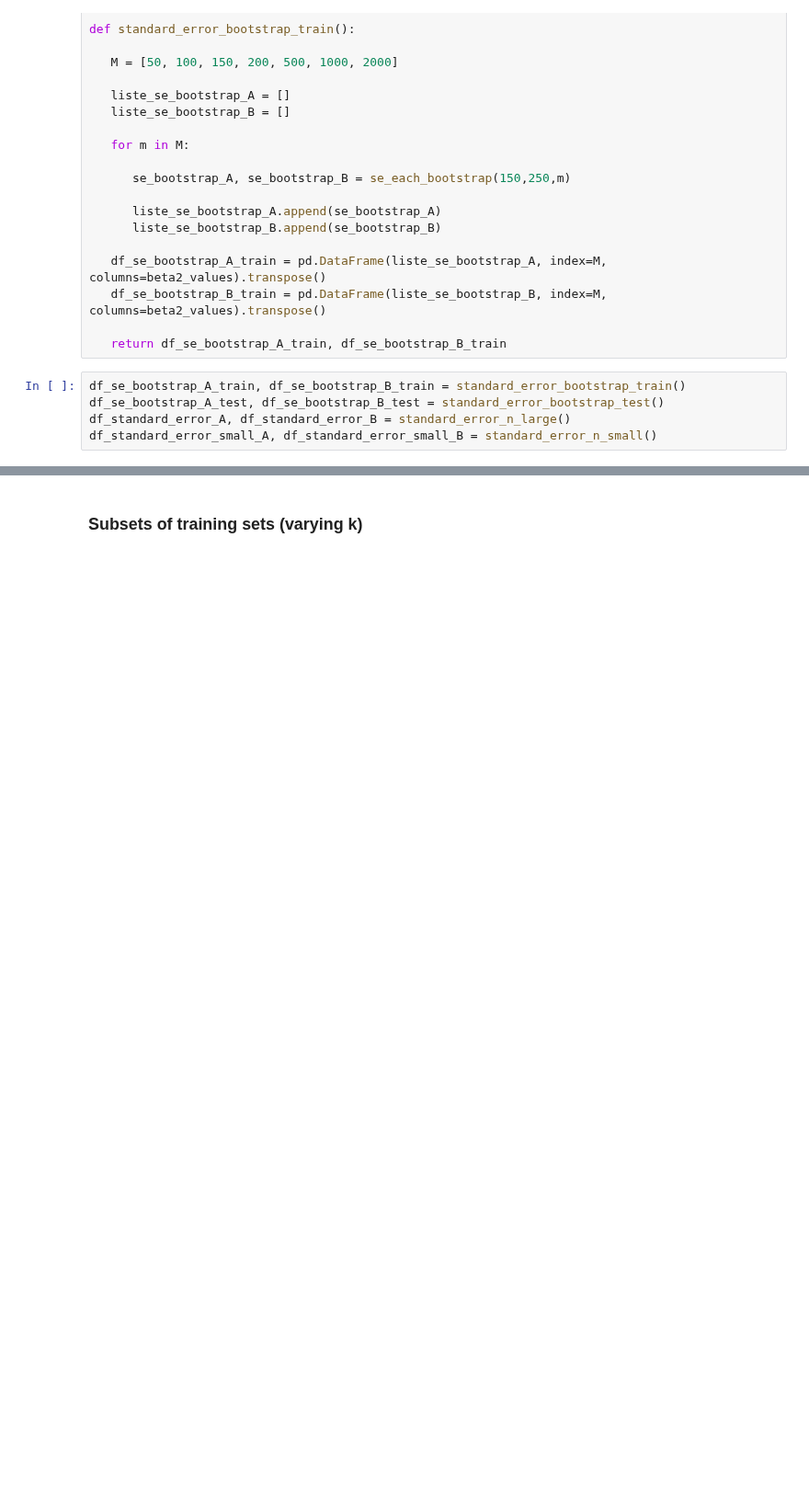
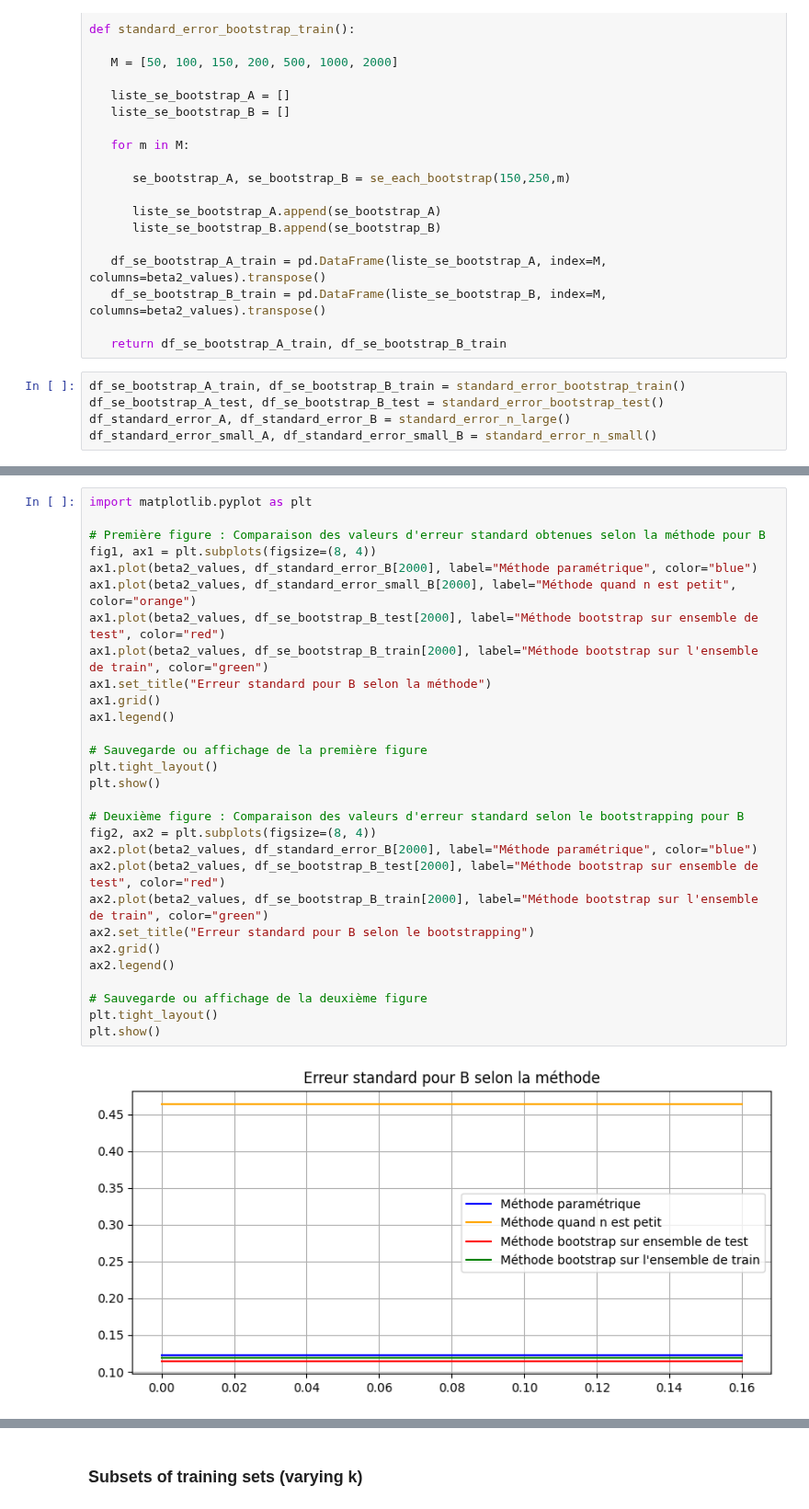
Before and after one commit to AntoineGilsonGH/The-Design-and-Analysis-of-Benchmark-Experiments, a Jupyter notebook: I0_Simplification.ipynb, the cells around one changed output, grey strips where cells are left out. Shown at 92% size. Drawn from its saved outputs; the diff is of its cells as text; blank space fills up the shorter version.

```diff
--- a/I0_Simplification.ipynb
+++ b/I0_Simplification.ipynb
@@ -776,0 +779,31 @@ plt.show()
+# %%
+import matplotlib.pyplot as plt
+
+# Première figure : Comparaison des valeurs d'erreur standard obtenues selon la méthode pour B
+fig1, ax1 = plt.subplots(figsize=(8, 4))
+ax1.plot(beta2_values, df_standard_error_B[2000], label="Méthode paramétrique", color="blue")
+ax1.plot(beta2_values, df_standard_error_small_B[2000], label="Méthode quand n est petit", color="orange")
+ax1.plot(beta2_values, df_se_bootstrap_B_test[2000], label="Méthode bootstrap sur ensemble de test", color="red")
+ax1.plot(beta2_values, df_se_bootstrap_B_train[2000], label="Méthode bootstrap sur l'ensemble de train", color="green")
+ax1.set_title("Erreur standard pour B selon la méthode")
+ax1.grid()
+ax1.legend()
+
+# Sauvegarde ou affichage de la première figure
+plt.tight_layout()
+plt.show()
+
+# Deuxième figure : Comparaison des valeurs d'erreur standard selon le bootstrapping pour B
+fig2, ax2 = plt.subplots(figsize=(8, 4))
+ax2.plot(beta2_values, df_standard_error_B[2000], label="Méthode paramétrique", color="blue")
+ax2.plot(beta2_values, df_se_bootstrap_B_test[2000], label="Méthode bootstrap sur ensemble de test", color="red")
+ax2.plot(beta2_values, df_se_bootstrap_B_train[2000], label="Méthode bootstrap sur l'ensemble de train", color="green")
+ax2.set_title("Erreur standard pour B selon le bootstrapping")
+ax2.grid()
+ax2.legend()
+
+# Sauvegarde ou affichage de la deuxième figure
+plt.tight_layout()
+plt.show()
+# %% [output]
+[figure, added]
```
Also changed, not shown: parts of 15 cells of this notebook.
